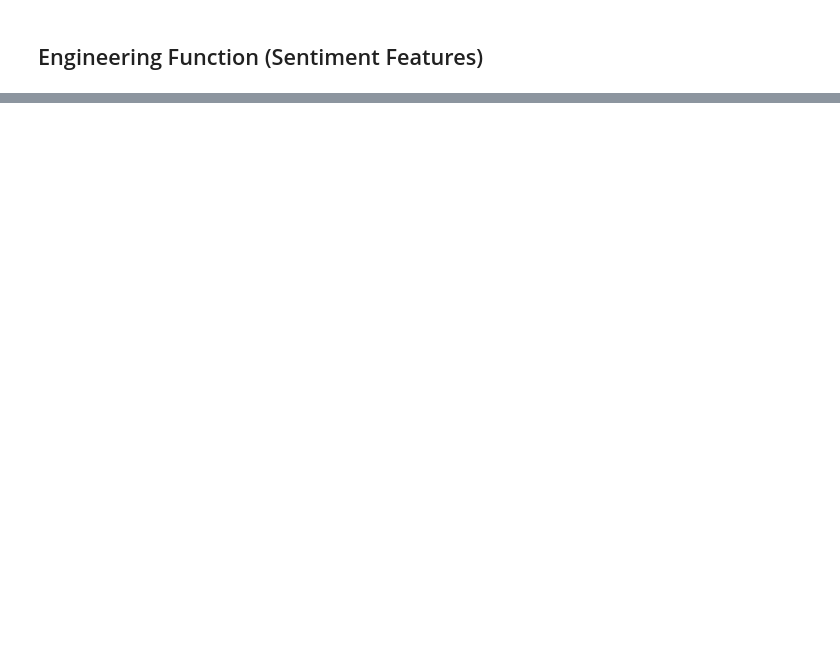
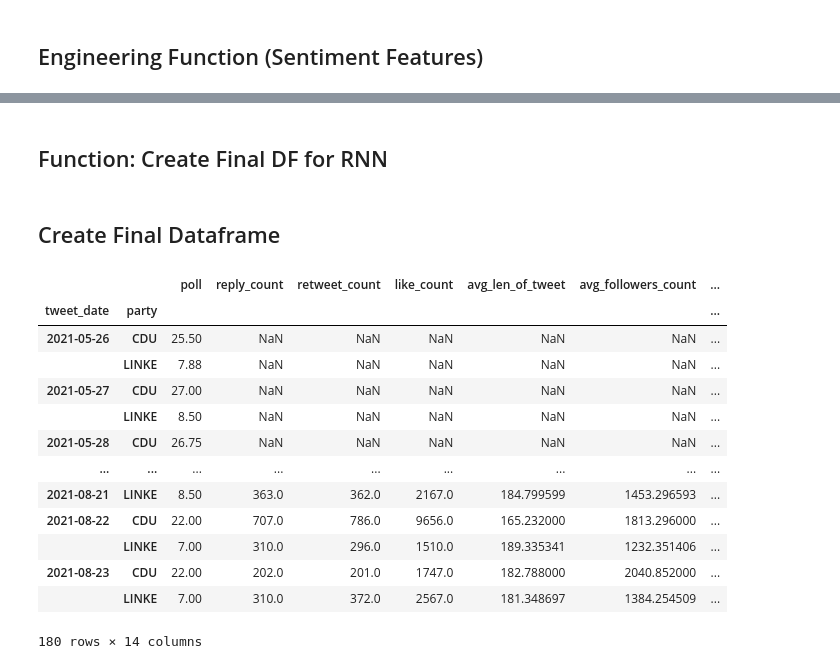
Before and after one commit to NicolasBuehringer/project_delphi, a Jupyter notebook: notebooks/05finn/finnzm_api_sample_data_v1.ipynb, the cells around one changed output, grey strips where cells are left out. Cells and saved outputs as stored; diff of their text form; code cells hidden in the pictures; blank space fills up the shorter version.

```diff
--- a/notebooks/05finn/finnzm_api_sample_data_v1.ipynb
+++ b/notebooks/05finn/finnzm_api_sample_data_v1.ipynb
@@ -178,0 +221,7 @@ def sample_feature_engineering(df):
+# %%
+def join_features(df1, df2):
+    df_joined = df1.join(df2)
+    return df_joined
+# %%
+df_joined = join_features(df_non_sentiment, df_sentiment)
+df_joined.tail()
@@ -178,0 +240,5 @@ def sample_feature_engineering(df):
+# %%
+df_poll = pd.read_csv('/Users/finnzurmuehlen/Downloads/polls_data_updated.csv')[["Date", "CDU/CSU", "Linke"]]
+new_row = {'Date':'2021-08-23', 'CDU/CSU': 22.00, 'Linke': 7.00}
+df_poll = df_poll.append(new_row, ignore_index=True)
+df_poll
@@ -178,0 +259,43 @@ def sample_feature_engineering(df):
+# %% [markdown]
+## Function: Create Final DF for RNN
+# %%
+def create_rnn_final_df(df_poll ,df_joined):
+    '''
+    Joines (how=outer) engineered features DF and poll DF for the German parties
+    '''
+    # Rename df_poll columns and change dtype to datetime
+    df_poll = df_poll.rename(columns = {"Date": "tweet_date", "Linke": "LINKE","CDU/CSU":"CDU"})
+    df_poll["tweet_date"] = pd.to_datetime(df_poll["tweet_date"])
+    df_poll = df_poll.set_index("tweet_date")
+
+    # Unstack the indexes in order to join on the tweet date and parties
+    df_poll = pd.DataFrame(df_poll.T.unstack(level = 0))
+    df_poll.index = df_poll.index.set_names(['tweet_date', 'party'])
+
+    # Join both DFs together
+    df_final = df_poll.join(df_joined, how = "outer")
+
+    # Rename new column as "poll"
+    df_final = df_final.rename(columns = {0: "poll"})
+
+    return df_final
+# %% [markdown]
+## Create Final Dataframe
+# %%
+df_final = create_rnn_final_df(df_poll, df_joined)
+df_final
+# %% [output]
+|  |  | poll | reply_count | retweet_count | like_count | avg_len_of_tweet | avg_followers_count | ... |
+| tweet_date | party |  |  |  |  |  |  | ... |
+| 2021-05-26 | CDU | 25.50 | NaN | NaN | NaN | NaN | NaN | ... |
+|  | LINKE | 7.88 | NaN | NaN | NaN | NaN | NaN | ... |
+| 2021-05-27 | CDU | 27.00 | NaN | NaN | NaN | NaN | NaN | ... |
+|  | LINKE | 8.50 | NaN | NaN | NaN | NaN | NaN | ... |
+| 2021-05-28 | CDU | 26.75 | NaN | NaN | NaN | NaN | NaN | ... |
+| ... | ... | ... | ... | ... | ... | ... | ... | ... |
+| 2021-08-21 | LINKE | 8.50 | 363.0 | 362.0 | 2167.0 | 184.799599 | 1453.296593 | ... |
+| 2021-08-22 | CDU | 22.00 | 707.0 | 786.0 | 9656.0 | 165.232000 | 1813.296000 | ... |
+|  | LINKE | 7.00 | 310.0 | 296.0 | 1510.0 | 189.335341 | 1232.351406 | ... |
+| 2021-08-23 | CDU | 22.00 | 202.0 | 201.0 | 1747.0 | 182.788000 | 2040.852000 | ... |
+|  | LINKE | 7.00 | 310.0 | 372.0 | 2567.0 | 181.348697 | 1384.254509 | ... |
+180 rows × 14 columns
```
Also changed, not shown: parts of 13 cells of this notebook, 1 other file.
